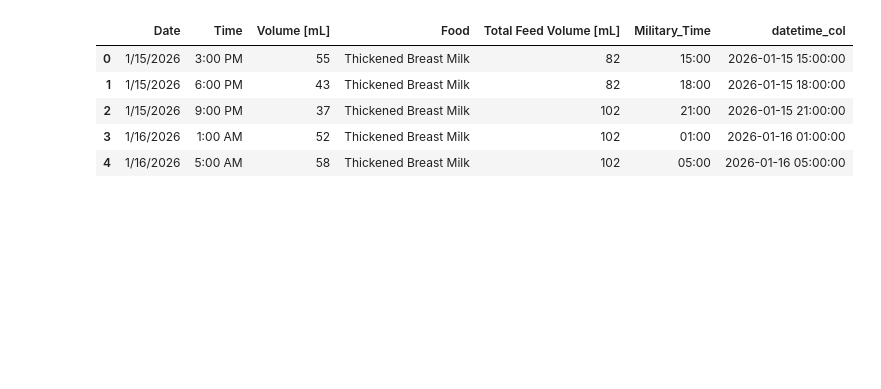
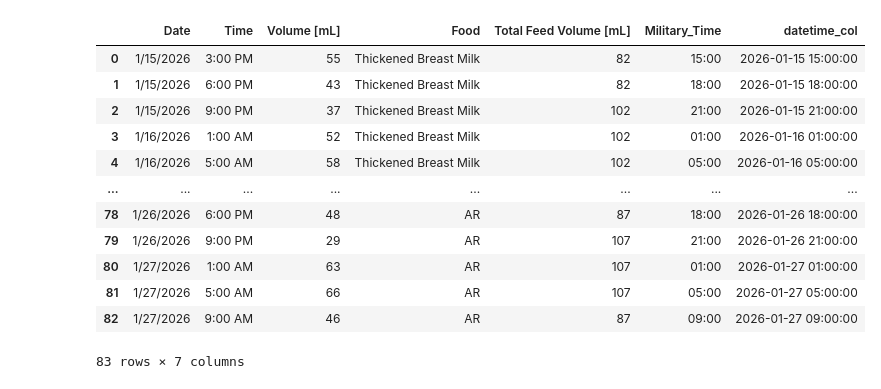
Before and after one commit to Juniper82/Theos-Feeding, a Jupyter notebook: Theo_Feeds.ipynb, the cells around one changed output. Cells and saved outputs as stored; diff of their text form; code cells hidden in the pictures; blank space fills up the shorter version.

```diff
--- a/Theo_Feeds.ipynb
+++ b/Theo_Feeds.ipynb
@@ -1,30 +1,37 @@
 # %%
 import pandas as pd
 import seaborn as sns
 import numpy as np
 import matplotlib.pyplot as plt
 import matplotlib.dates as mdates
 from matplotlib.ticker import (MultipleLocator, AutoMinorLocator)
 from datetime import datetime
 import matplotlib as mpl
 
 spreadsheet_id = "YOUR_SPREADSHEET_ID" # Replace with your Sheet ID
 sheet_id = "0" # Replace with your GID (0 is usually the first sheet)
 
 url = f"https://docs.google.com/spreadsheets/d/16HNvRGn6rM0YFKnyvNpQlfmxrgw8ugTsu9iZ6fjQORQ/export?gid=0&format=csv"
 
 
 df = pd.read_csv(url)
 df['Military_Time']=pd.to_datetime(df['Time'],format='%I:%M %p').dt.strftime('%H:%M')
 df['datetime_col'] = pd.to_datetime(df['Date'] + ' ' + df['Military_Time'])
-df.head()
+df
 # %% [output]
 |  | Date | Time | Volume [mL] | Food | Total Feed Volume [mL] | Military_Time | datetime_col |
 | 0 | 1/15/2026 | 3:00 PM | 55 | Thickened Breast Milk | 82 | 15:00 | 2026-01-15 15:00:00 |
 | 1 | 1/15/2026 | 6:00 PM | 43 | Thickened Breast Milk | 82 | 18:00 | 2026-01-15 18:00:00 |
 | 2 | 1/15/2026 | 9:00 PM | 37 | Thickened Breast Milk | 102 | 21:00 | 2026-01-15 21:00:00 |
 | 3 | 1/16/2026 | 1:00 AM | 52 | Thickened Breast Milk | 102 | 01:00 | 2026-01-16 01:00:00 |
 | 4 | 1/16/2026 | 5:00 AM | 58 | Thickened Breast Milk | 102 | 05:00 | 2026-01-16 05:00:00 |
+| ... | ... | ... | ... | ... | ... | ... | ... |
+| 78 | 1/26/2026 | 6:00 PM | 48 | AR | 87 | 18:00 | 2026-01-26 18:00:00 |
+| 79 | 1/26/2026 | 9:00 PM | 29 | AR | 107 | 21:00 | 2026-01-26 21:00:00 |
+| 80 | 1/27/2026 | 1:00 AM | 63 | AR | 107 | 01:00 | 2026-01-27 01:00:00 |
+| 81 | 1/27/2026 | 5:00 AM | 66 | AR | 107 | 05:00 | 2026-01-27 05:00:00 |
+| 82 | 1/27/2026 | 9:00 AM | 46 | AR | 87 | 09:00 | 2026-01-27 09:00:00 |
+83 rows × 7 columns
 # %%
 amounts = df['Volume [mL]'] # Amount in ml
 times = df['datetime_col']
```
Also changed, not shown: parts of 4 cells of this notebook.
